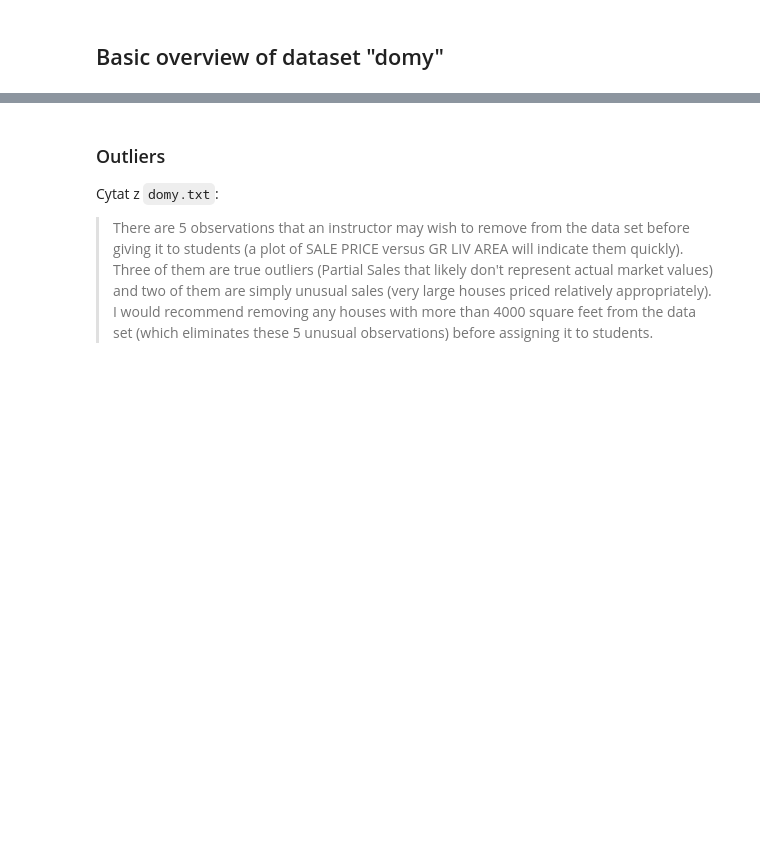
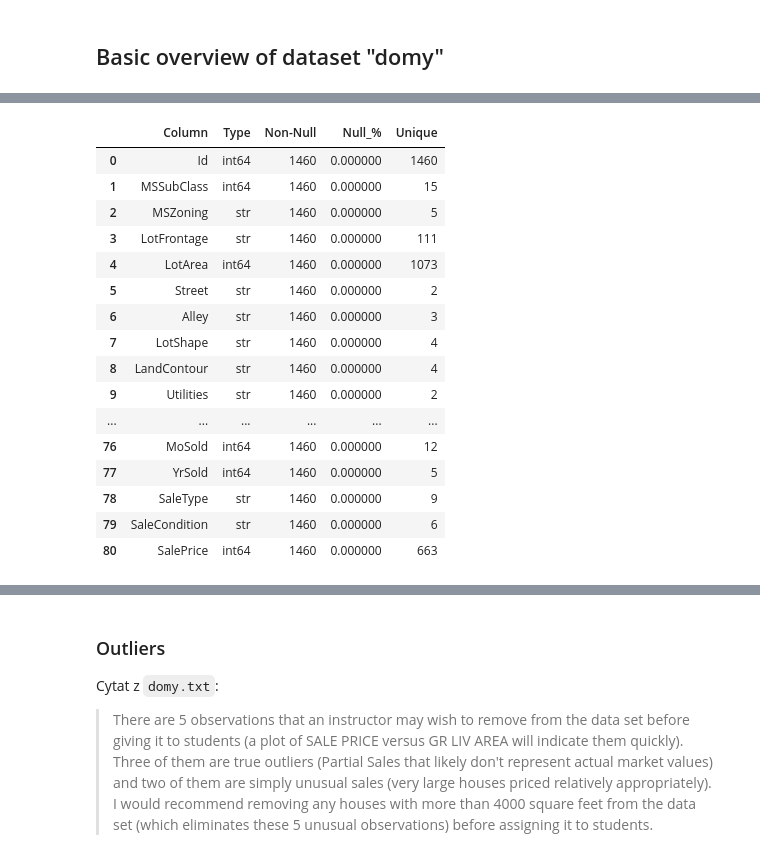
Before and after one commit to Patryk2208/wsi-regression, a Jupyter notebook: notebooks/1-data-overview.ipynb, the cells around one changed output, grey strips where cells are left out. Drawn from its saved outputs; the diff is of its cells as text; code cells hidden in the pictures; blank space fills up the shorter version.

```diff
--- a/notebooks/1-data-overview.ipynb
+++ b/notebooks/1-data-overview.ipynb
@@ -20,13 +23,31 @@ df.describe(include='all').T
 # %%
 data_dict = pd.DataFrame({
     'Column': df.columns,
     'Type': df.dtypes.values,
     'Non-Null': df.count().values,
     'Null_%': (df.isnull().sum() / len(df) * 100).values,
     'Unique': [df[col].nunique() for col in df.columns]
 })
-# with pd.option_context('display.max_rows', None):
-display(data_dict)
+with pd.option_context('display.max_rows', None):
+    display(data_dict)
+# %% [output]
+|  | Column | Type | Non-Null | Null_% | Unique |
+| 0 | Id | int64 | 1460 | 0.000000 | 1460 |
+| 1 | MSSubClass | int64 | 1460 | 0.000000 | 15 |
+| 2 | MSZoning | str | 1460 | 0.000000 | 5 |
+| 3 | LotFrontage | str | 1460 | 0.000000 | 111 |
+| 4 | LotArea | int64 | 1460 | 0.000000 | 1073 |
+| 5 | Street | str | 1460 | 0.000000 | 2 |
+| 6 | Alley | str | 1460 | 0.000000 | 3 |
+| 7 | LotShape | str | 1460 | 0.000000 | 4 |
+| 8 | LandContour | str | 1460 | 0.000000 | 4 |
+| 9 | Utilities | str | 1460 | 0.000000 | 2 |
+| ... | ... | ... | ... | ... | ... |
+| 76 | MoSold | int64 | 1460 | 0.000000 | 12 |
+| 77 | YrSold | int64 | 1460 | 0.000000 | 5 |
+| 78 | SaleType | str | 1460 | 0.000000 | 9 |
+| 79 | SaleCondition | str | 1460 | 0.000000 | 6 |
+| 80 | SalePrice | int64 | 1460 | 0.000000 | 663 |
 # %%
 plt.figure(figsize=(12, 6))
 sns.heatmap(df.isnull(), cbar=False, yticklabels=False)
```
Also changed, not shown: parts of 2 cells of this notebook, 2 other files.
